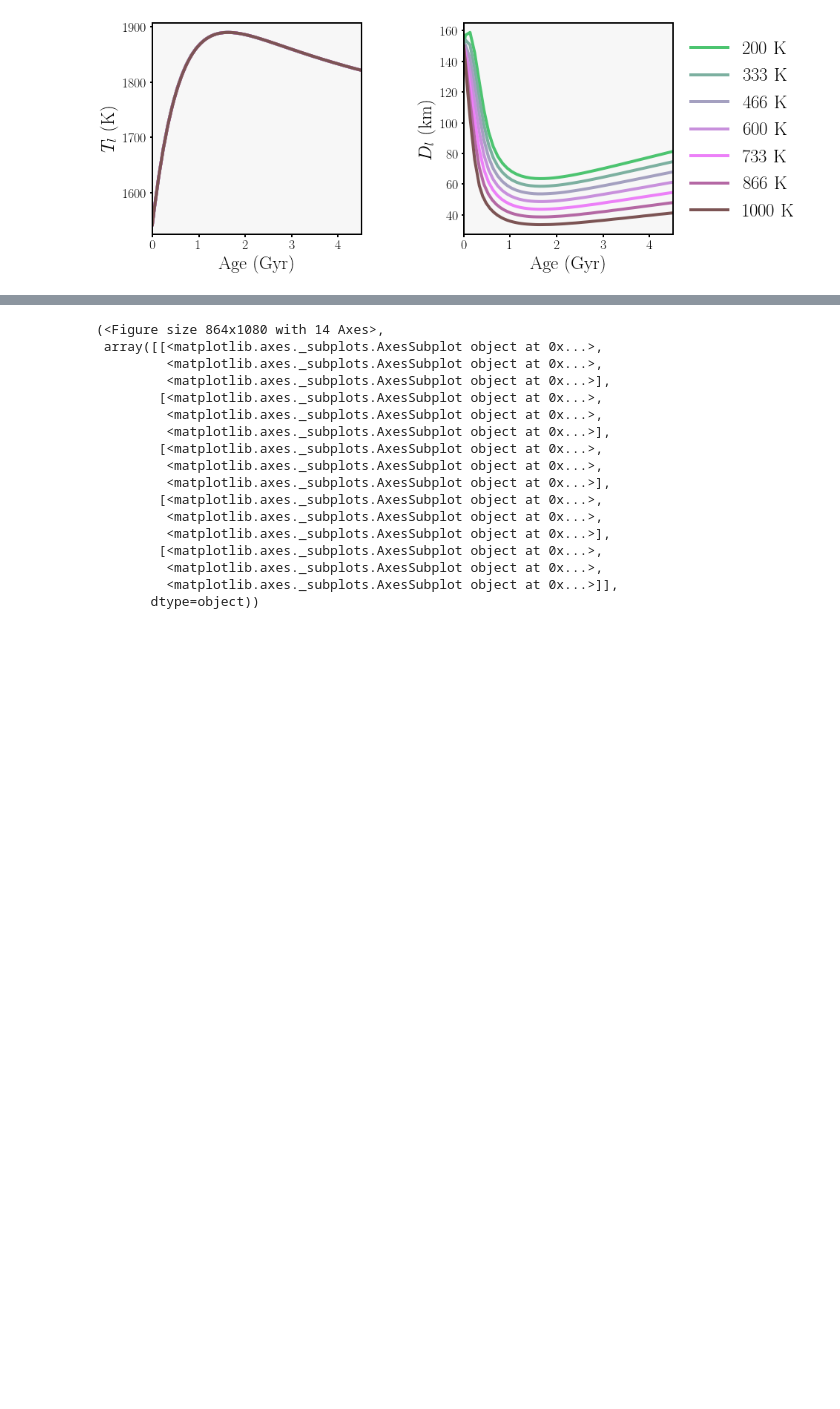
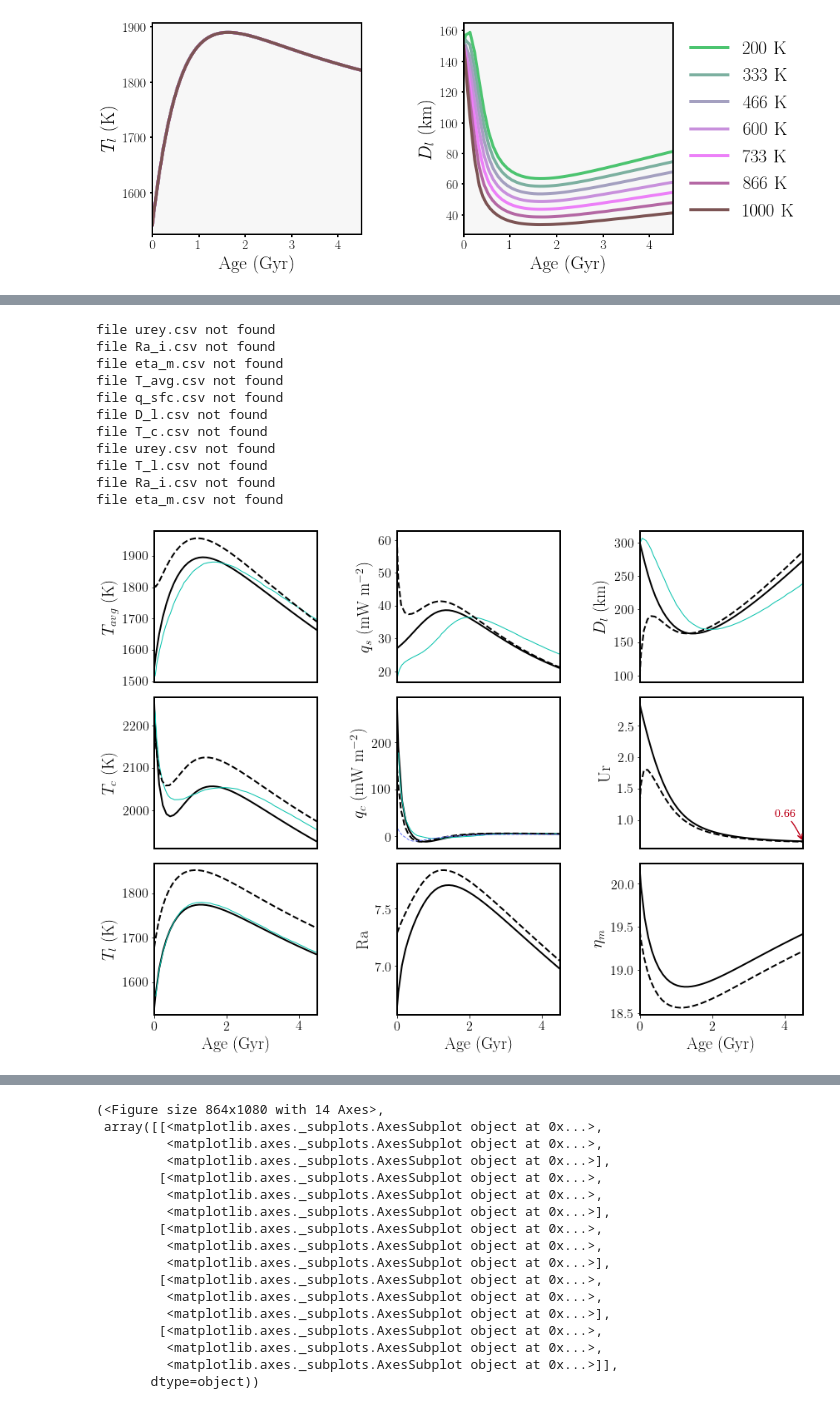
Before and after one commit to clairesworld/exo-top, a Jupyter notebook: notebooks/plot_t_hist.ipynb, the cells around one changed output, grey strips where cells are left out. Cells and saved outputs as stored; diff of their text form; code cells hidden in the pictures; blank space fills up the shorter version.

```diff
--- a/notebooks/plot_t_hist.ipynb
+++ b/notebooks/plot_t_hist.ipynb
@@ -218 +144,67 @@ file eta_m.csv not found
+# %%
+def evols_benchmarks(pl_ids=['Mars1', 'Mars_Breuer'],
+                    bm_dirs=['thiriet_Mars1', 'breuer_Mars'],
+                    bm_labels=['Thiriet+ (2019)', 'Breuer+ (2010)'],
+                    bm_colours=['xkcd:turquoise', 'xkcd:cornflower'], ls=['-', '--'],
+                    save=True, fname='thermal_Mars1', legend_axis=4, fig_path=fig_path):
+
+    #  reproduce Thiriet+ 2019 Mars1 and Breuer Mars
+
+    names = {'T_avg':('$T_{avg}$ (K)',1),
+             'q_sfc':('$q_{s}$ (mW m$^{-2}$)',1e3),
+             'D_l':('$D_l$ (km)',1e-3),
+             'T_c':('$T_c$ (K)', 1),
+             'q_core':('$q_{c}$ (mW m$^{-2}$)', 1e3),
+             'urey':('Ur',1),
+             'T_l':('$T_l$ (K)',1),
+             'Ra_i':('Ra',1),
+             'eta_m':('$\eta_m$',1),
+            }
+
+    legax = None
+    fig = None
+    axes = None
+    title = ''
+    for ii, pl_id in enumerate(pl_ids):
+        fig, axes = plottop.benchmark_thermal_plots(pl_id, names=names, compare_dir=benchmark_path+bm_dirs[ii],
+                                            fig_path=goodfig_path, fig=fig, axes=axes,
+                                            plots_save=True, print_tf=True, legsize=14, ncols=3, labelsize=20,
+                                            annotate_colour='xkcd:scarlet', ticksize=16, fname=fname,
+                                            show_qsfc_error=False, legax=None,
+                                            title=title,
+                                            label='After below',
+                                            cmp_label=bm_labels[ii],
+                                            fontname='CMU Serif Roman',
+                                            line_args={'c':'k', 'lw':2, 'ls':ls[ii]},
+                                            cmp_line_args={'c':bm_colours[ii], 'lw':1, 'ls':ls[ii]},
+                                           )
+        if ii == len(pl_ids) - 1:
+            legax = legend_axis
+            fig = fig
+            axes = axes
+            title = 'Mars-like planet'
+
+    fig.subplots_adjust(wspace=.49)
+    if save:
+        fig.savefig(fig_path+fname+fig_format, bbox_inches='tight')
+
+# expect q_sfc to be off by <=4.5 mW m^-3 average without PDE
+evols_benchmarks(pl_ids=['Mars1', 'Mars_Breuer'],
+                    bm_dirs=['thiriet_Mars1', 'breuer_Mars'],
+                    bm_labels=['Thiriet+ (2019)', 'Breuer+ (2010)'],
+                    bm_colours=['xkcd:turquoise', 'xkcd:cornflower'], ls=['-', '--'],
+                    save=True)
+# %% [output]
+file urey.csv not found
+file Ra_i.csv not found
+file eta_m.csv not found
+file T_avg.csv not found
+file q_sfc.csv not found
+file D_l.csv not found
+file T_c.csv not found
+file urey.csv not found
+file T_l.csv not found
+file Ra_i.csv not found
+file eta_m.csv not found
+[figure, added]
 # %%
```
Also changed, not shown: parts of 6 cells of this notebook, 9 other files.
